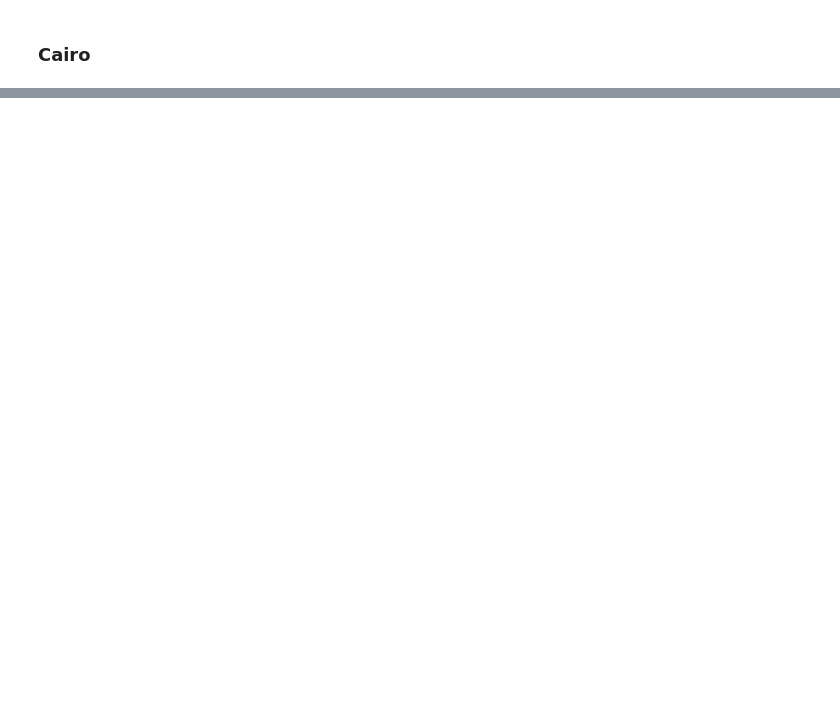
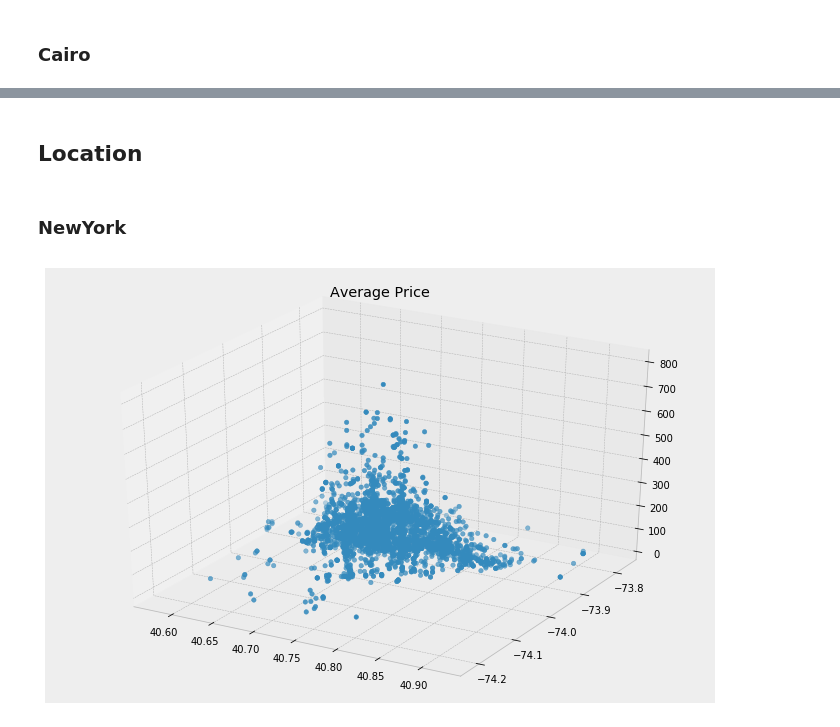
Before and after one commit to nickbent/AirBnB, a Jupyter notebook: notebooks/Exploratory Data Analysis.ipynb, the cells around one changed output, grey strips where cells are left out. Drawn from its saved outputs; the diff is of its cells as text; code cells hidden in the pictures; blank space fills up the shorter version.

```diff
--- a/notebooks/Exploratory Data Analysis.ipynb
+++ b/notebooks/Exploratory Data Analysis.ipynb
@@ -76,0 +281,19 @@ iplot(fig3)
+# %% [markdown]
+## Location
+# %% [markdown]
+### NewYork
+# %%
+X = NewYorkData_num['Latitude']
+Y = NewYorkData_num['Longitude']
+Z = NewYorkData_num['Price']
+
+fig = plt.figure()
+fig.set_size_inches(12, 8)
+ax = fig.add_subplot(111, projection='3d')
+
+#ax = plt.axes(projection='3d')
+ax.scatter3D(X,Y,Z)
+ax.set_title('Average Price')
+plt.show()
+# %% [output]
+[figure, added]
```
Also changed, not shown: parts of 105 cells of this notebook, 1 other file.
